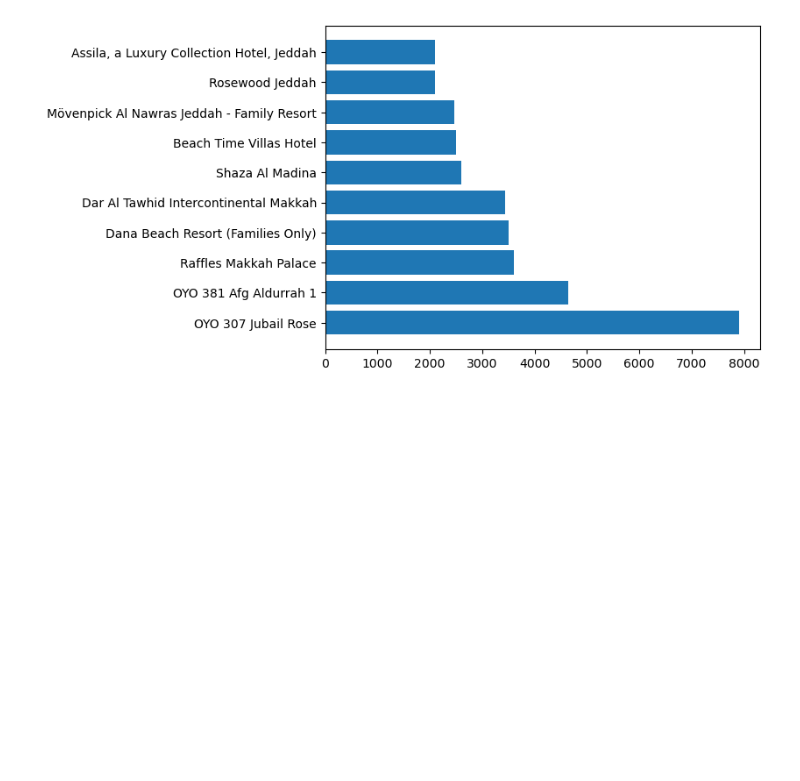
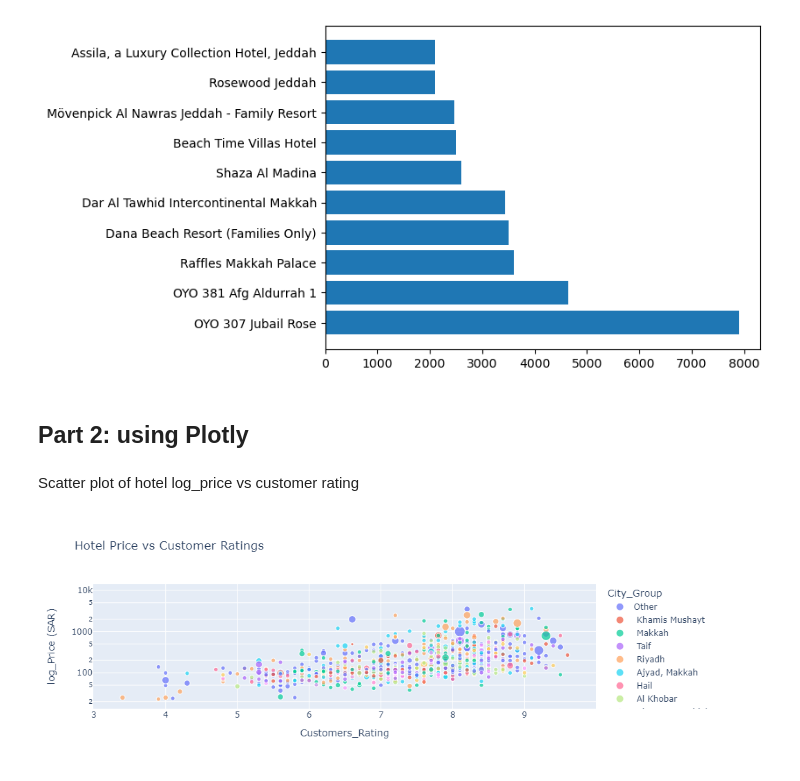
Before and after one commit to maga-m/data_vis, a Jupyter notebook: data_vis.ipynb, the cells around one changed output. Saved outputs shown, nothing was run; the diff lists cells and outputs as text; code cells hidden in the pictures; blank space fills up the shorter version.

Commit message:
Using Plotly

```diff
--- a/data_vis.ipynb
+++ b/data_vis.ipynb
@@ -308,0 +322,2 @@ plt.barh(df_sorted_price['Name'].head(10), df_sorted_price["Price"].head(10))
+# %% [markdown]
+## Part 2: using Plotly
@@ -308,0 +328,22 @@ plt.barh(df_sorted_price['Name'].head(10), df_sorted_price["Price"].head(10))
+# %%
+#group cities with less than 10 hotels in "other"
+city_counts = df['City'].value_counts()
+
+df['City_Group'] = df['City'].apply(lambda x: x if city_counts[x] > 10 else 'Other')
+# %% [markdown]
+Scatter plot of hotel log_price vs customer rating
+# %%
+fig = px.scatter(df, x = 'Customers_Rating',
+                 y = "Price",
+                 size = "Max_persons",
+                 size_max = 20,
+                 hover_name = "Name",
+                 hover_data=['Type_of_room', "City"],
+                 color = "City_Group",
+                 title='Hotel Price vs Customer Ratings',
+                 labels={ 'Customer_Ratings': 'Customer Ratings', 'Price': 'log_Price (SAR)'},
+                log_y = True)
+fig.update_traces(hovertemplate='Hotel: %{hovertext}<br>Rating: %{x}<br>Price: %{y}<br>Room Type: %{customdata[0]}<br>City: %{customdata[1]}')
+fig.show()
+# %% [output]
+[figure, added]
```
Also changed, not shown: parts of 23 cells of this notebook.
